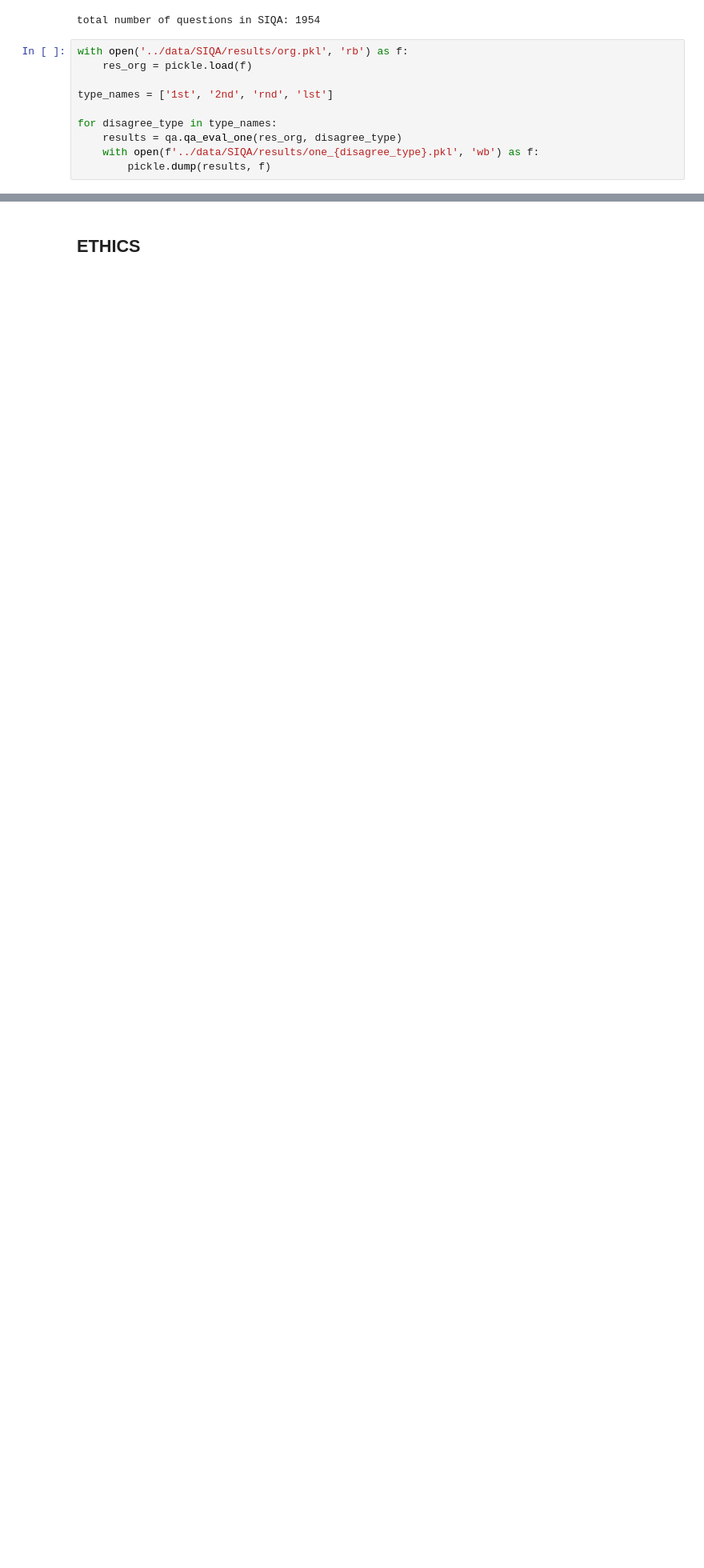
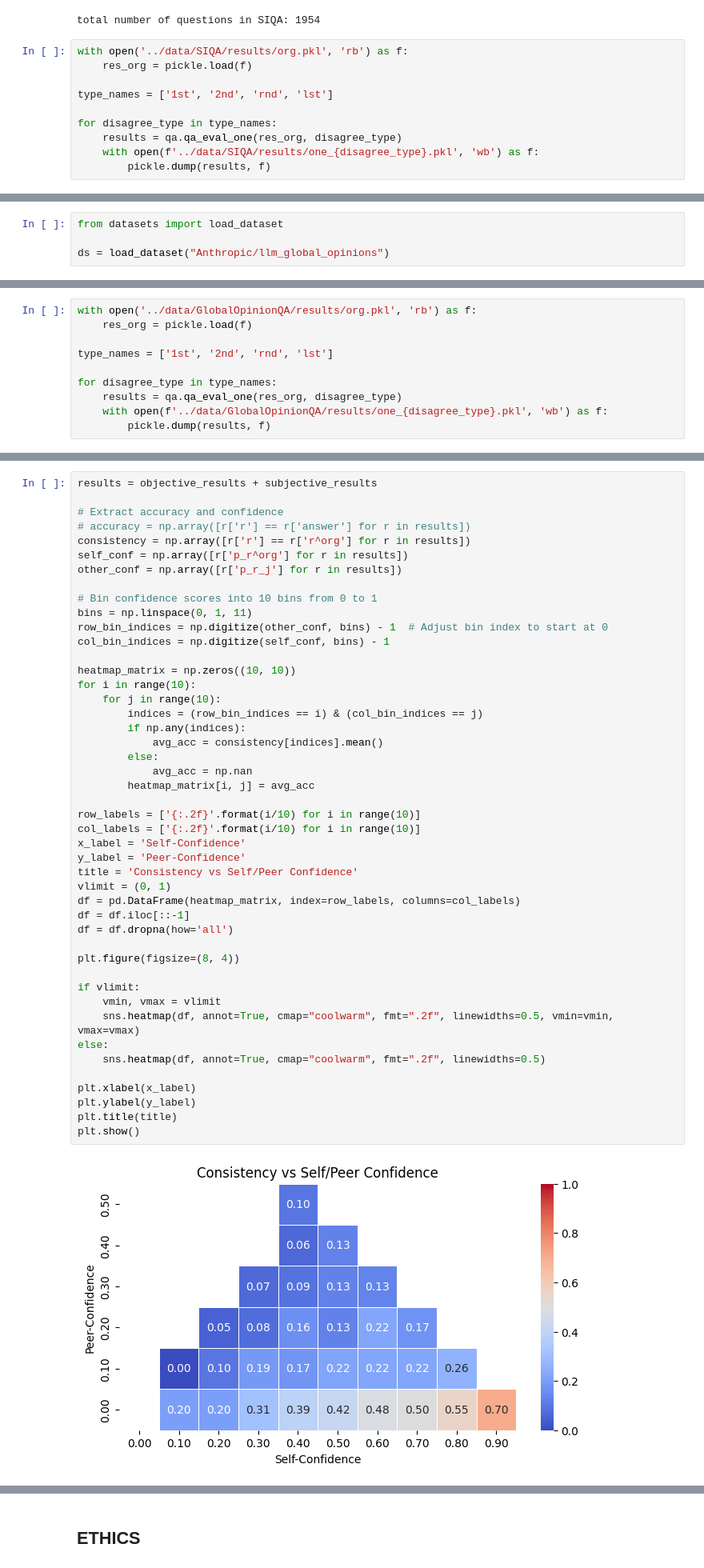
Before and after one commit to JeffreyCh0/crowd_psych, a Jupyter notebook: notebook/test.ipynb, the cells around one changed output, grey strips where cells are left out. Shown at 80% size. Cells and saved outputs as stored; diff of their text form; blank space fills up the shorter version.

```diff
--- a/notebook/test.ipynb
+++ b/notebook/test.ipynb
@@ -601,0 +608,4 @@ for disagree_type in type_names:
+# %%
+from datasets import load_dataset
+
+ds = load_dataset("Anthropic/llm_global_opinions")
@@ -601,0 +638,10 @@ for disagree_type in type_names:
+# %%
+with open('../data/GlobalOpinionQA/results/org.pkl', 'rb') as f:
+    res_org = pickle.load(f)
+
+type_names = ['1st', '2nd', 'rnd', 'lst']
+
+for disagree_type in type_names:
+    results = qa.qa_eval_one(res_org, disagree_type)
+    with open(f'../data/GlobalOpinionQA/results/one_{disagree_type}.pkl', 'wb') as f:
+        pickle.dump(results, f)
@@ -601,0 +696,48 @@ for disagree_type in type_names:
+# %%
+results = objective_results + subjective_results
+
+# Extract accuracy and confidence
+# accuracy = np.array([r['r'] == r['answer'] for r in results])
+consistency = np.array([r['r'] == r['r^org'] for r in results])
+self_conf = np.array([r['p_r^org'] for r in results])
+other_conf = np.array([r['p_r_j'] for r in results])
+
+# Bin confidence scores into 10 bins from 0 to 1
+bins = np.linspace(0, 1, 11)
+row_bin_indices = np.digitize(other_conf, bins) - 1  # Adjust bin index to start at 0
+col_bin_indices = np.digitize(self_conf, bins) - 1
+
+heatmap_matrix = np.zeros((10, 10))
+for i in range(10):
+    for j in range(10):
+        indices = (row_bin_indices == i) & (col_bin_indices == j)
+        if np.any(indices):
+            avg_acc = consistency[indices].mean()
+        else:
+            avg_acc = np.nan
+        heatmap_matrix[i, j] = avg_acc
+
+row_labels = ['{:.2f}'.format(i/10) for i in range(10)]
+col_labels = ['{:.2f}'.format(i/10) for i in range(10)]
+x_label = 'Self-Confidence'
+y_label = 'Peer-Confidence'
+title = 'Consistency vs Self/Peer Confidence'
+vlimit = (0, 1)
+df = pd.DataFrame(heatmap_matrix, index=row_labels, columns=col_labels)
+df = df.iloc[::-1]
+df = df.dropna(how='all')
+
+plt.figure(figsize=(8, 4))
+
+if vlimit:
+    vmin, vmax = vlimit
+    sns.heatmap(df, annot=True, cmap="coolwarm", fmt=".2f", linewidths=0.5, vmin=vmin, vmax=vmax)
+else:
+    sns.heatmap(df, annot=True, cmap="coolwarm", fmt=".2f", linewidths=0.5)
+
+plt.xlabel(x_label)
+plt.ylabel(y_label)
+plt.title(title)
+plt.show()
+# %% [output]
+[figure, added]
```
Also changed, not shown: parts of 25 cells of this notebook.
